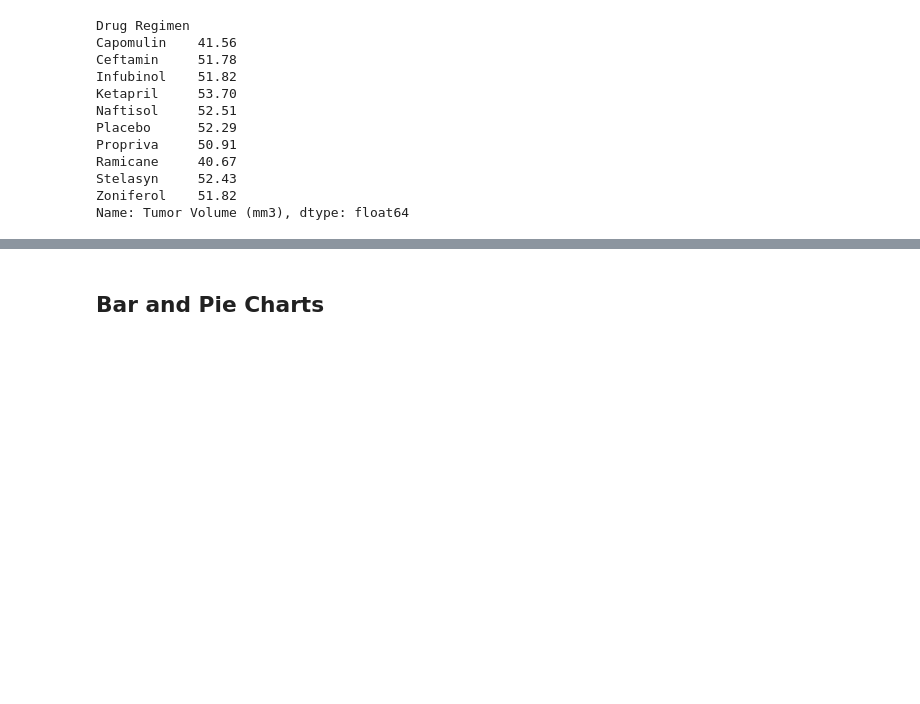
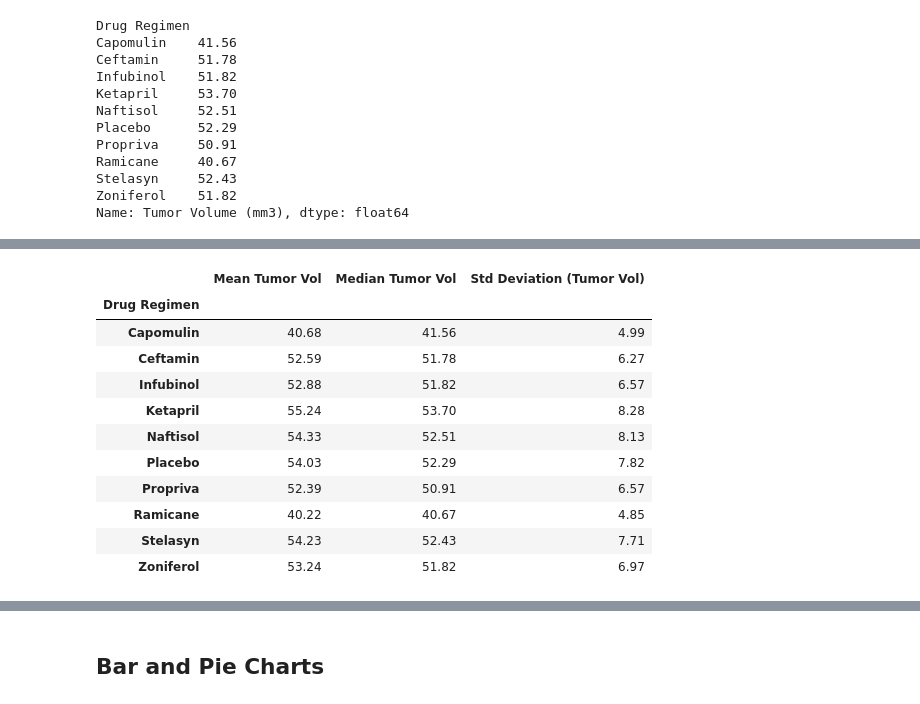
Before and after one commit to faithlierheimer/DABootCampLierheimer, a Jupyter notebook: matplotlib-challenge/Instructions/Pymaceuticals/pymaceuticals_draft.ipynb, the cells around one changed output, grey strips where cells are left out. Cells and saved outputs as stored; diff of their text form; code cells hidden in the pictures; blank space fills up the shorter version.

```diff
--- a/matplotlib-challenge/Instructions/Pymaceuticals/pymaceuticals_draft.ipynb
+++ b/matplotlib-challenge/Instructions/Pymaceuticals/pymaceuticals_draft.ipynb
@@ -207,0 +282,17 @@ pandas.core.series.Series
+# %%
+#Add standard deviation measurement to summary df
+summaryA['Std Deviation (Tumor Vol)'] = stdev_vol_by_treatment
+summaryA
+# %% [output]
+|  | Mean Tumor Vol | Median Tumor Vol | Std Deviation (Tumor Vol) |
+| Drug Regimen |  |  |  |
+| Capomulin | 40.68 | 41.56 | 4.99 |
+| Ceftamin | 52.59 | 51.78 | 6.27 |
+| Infubinol | 52.88 | 51.82 | 6.57 |
+| Ketapril | 55.24 | 53.70 | 8.28 |
+| Naftisol | 54.33 | 52.51 | 8.13 |
+| Placebo | 54.03 | 52.29 | 7.82 |
+| Propriva | 52.39 | 50.91 | 6.57 |
+| Ramicane | 40.22 | 40.67 | 4.85 |
+| Stelasyn | 54.23 | 52.43 | 7.71 |
+| Zoniferol | 53.24 | 51.82 | 6.97 |
```
Also changed, not shown: parts of 13 cells of this notebook.
